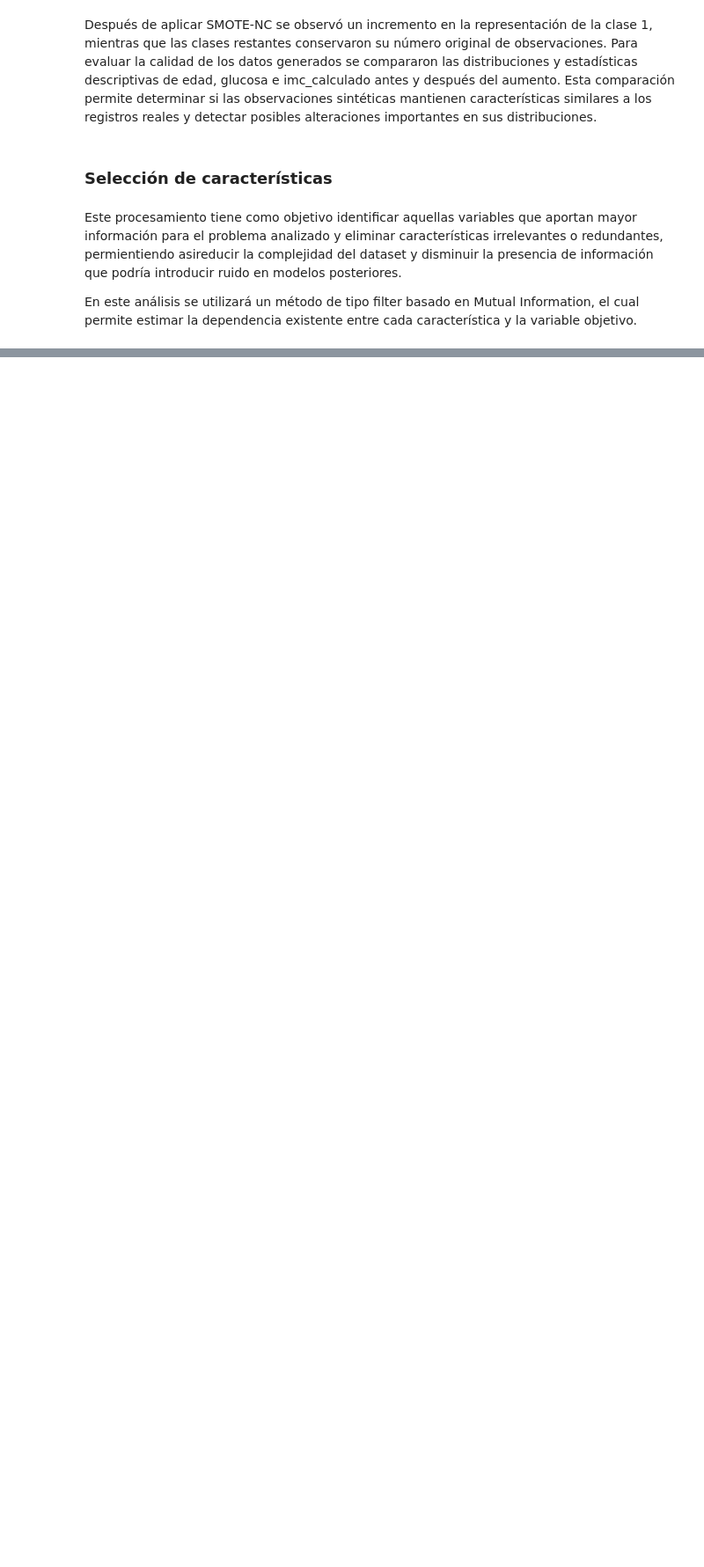
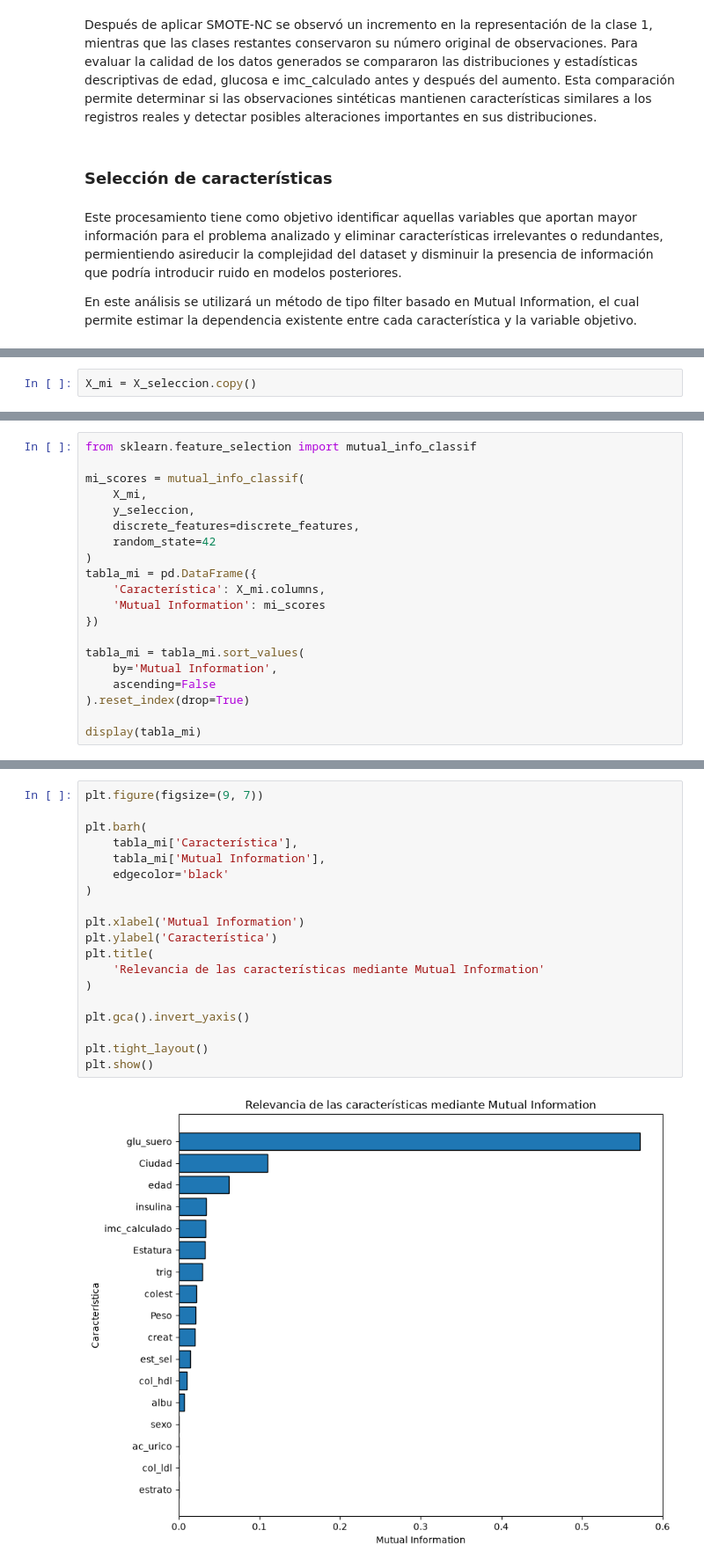
Before and after one commit to adriamedinaa-ang/icd2026, a Jupyter notebook: Practices/Practice 2/Practice 2.ipynb, the cells around one changed output, grey strips where cells are left out. Shown at 88% size. Saved outputs shown, nothing was run; the diff lists cells and outputs as text; blank space fills up the shorter version.

```diff
--- a/Practices/Practice 2/Practice 2.ipynb
+++ b/Practices/Practice 2/Practice 2.ipynb
@@ -1040,0 +1126,2 @@ print("y:", y_seleccion.shape)
+# %%
+X_mi = X_seleccion.copy()
@@ -1040,0 +1168,20 @@ print("y:", y_seleccion.shape)
+# %%
+from sklearn.feature_selection import mutual_info_classif
+
+mi_scores = mutual_info_classif(
+    X_mi,
+    y_seleccion,
+    discrete_features=discrete_features,
+    random_state=42
+)
+tabla_mi = pd.DataFrame({
+    'Característica': X_mi.columns,
+    'Mutual Information': mi_scores
+})
+
+tabla_mi = tabla_mi.sort_values(
+    by='Mutual Information',
+    ascending=False
+).reset_index(drop=True)
+
+display(tabla_mi)
@@ -1040,0 +1207,21 @@ print("y:", y_seleccion.shape)
+# %%
+plt.figure(figsize=(9, 7))
+
+plt.barh(
+    tabla_mi['Característica'],
+    tabla_mi['Mutual Information'],
+    edgecolor='black'
+)
+
+plt.xlabel('Mutual Information')
+plt.ylabel('Característica')
+plt.title(
+    'Relevancia de las características mediante Mutual Information'
+)
+
+plt.gca().invert_yaxis()
+
+plt.tight_layout()
+plt.show()
+# %% [output]
+[figure, added]
```
Also changed, not shown: parts of 44 cells of this notebook.
